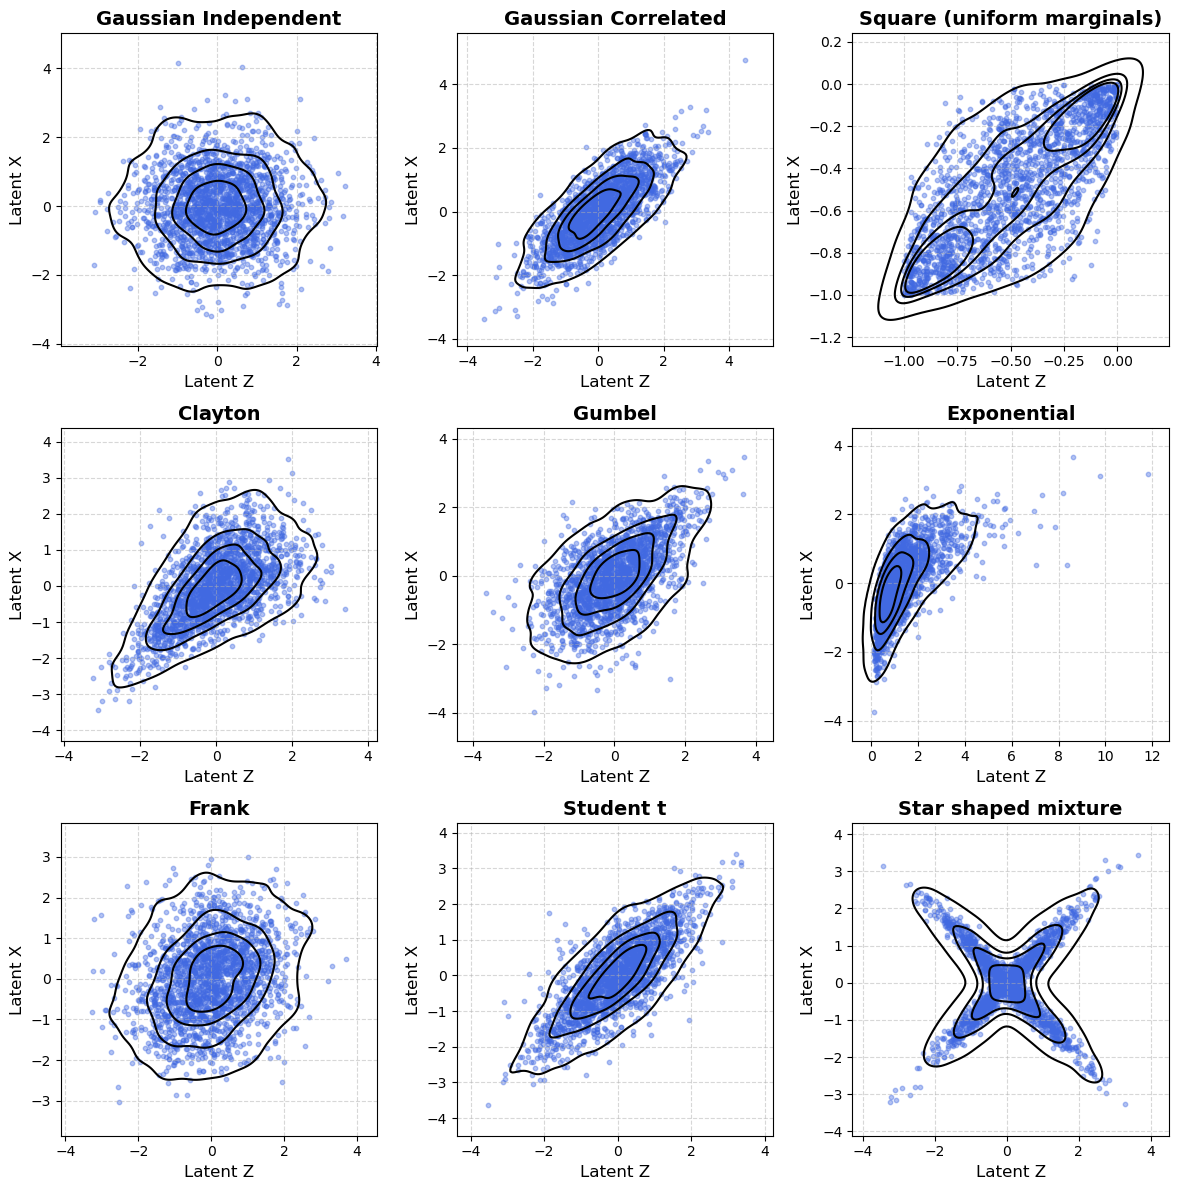
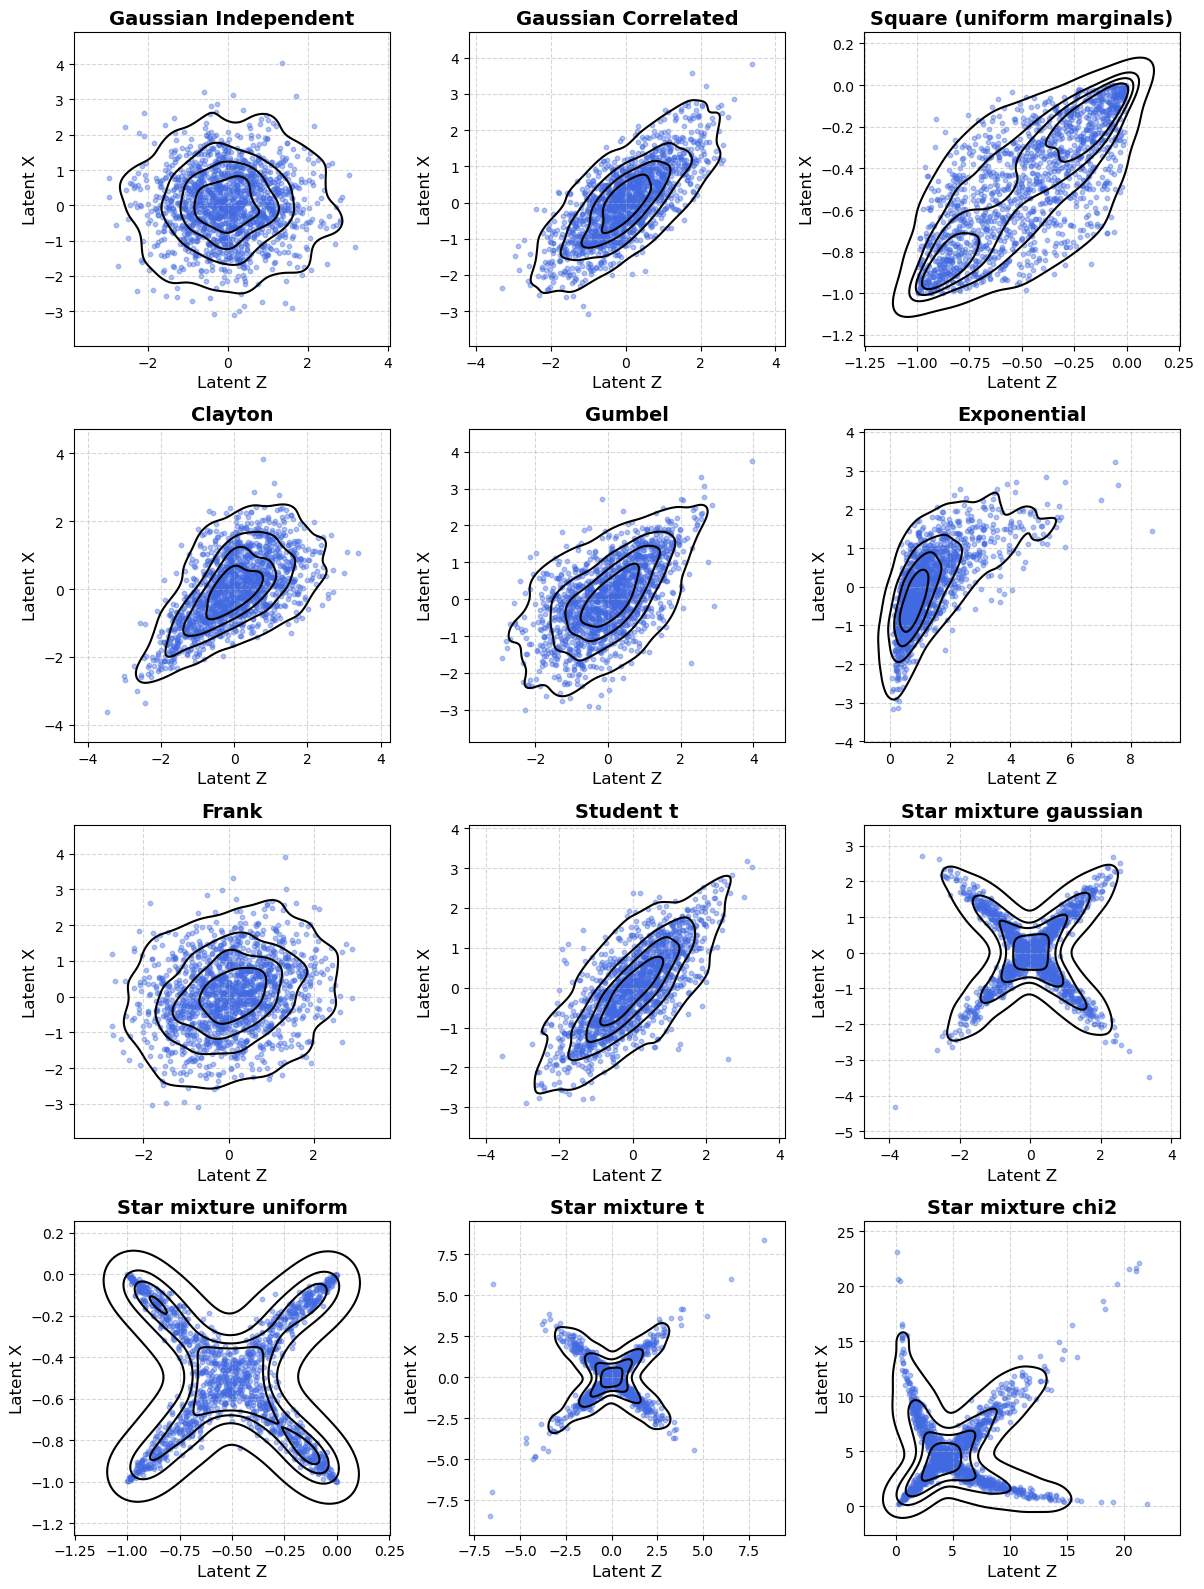
The notebook cell's code change between the first figure and the second:
--- before
+++ after
@@ -1,3 +1,3 @@
 visualise_latent(Z_list, X_list, titles=params['titles'], 
-                 shape=(3, 3), figsize=(12, 12), k=0, 
+                 shape=(4, 3), figsize=(12, 16), k=0, 
                  kdplot=True, sharex=False, sharey=False)

Commit: better marginals managing + new results